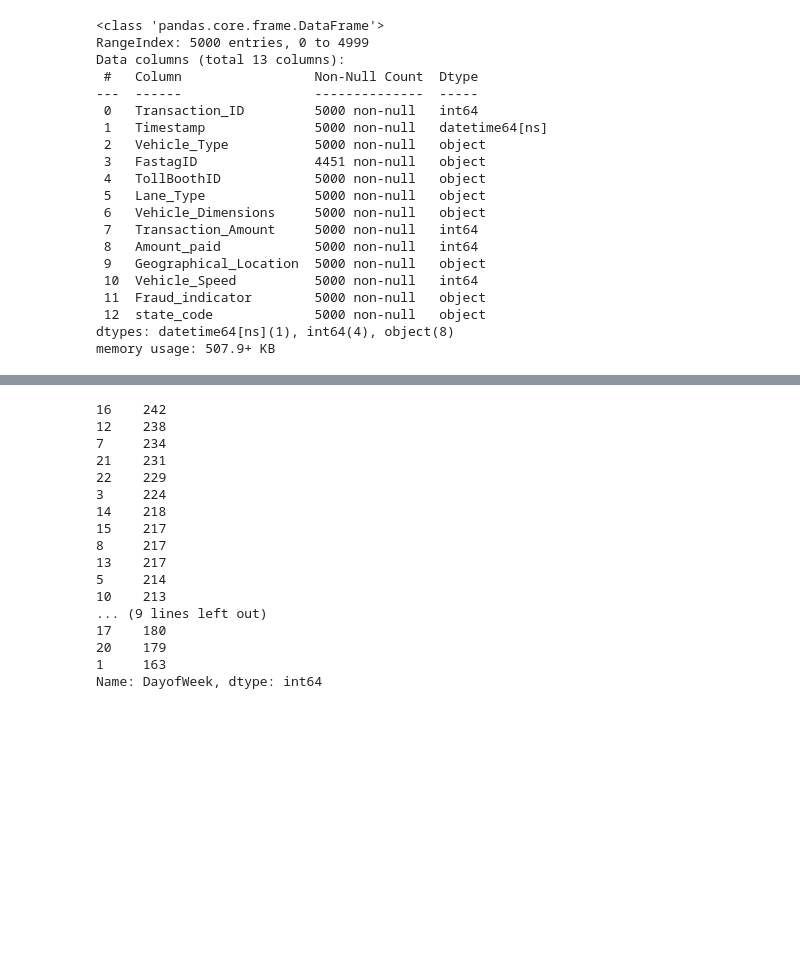
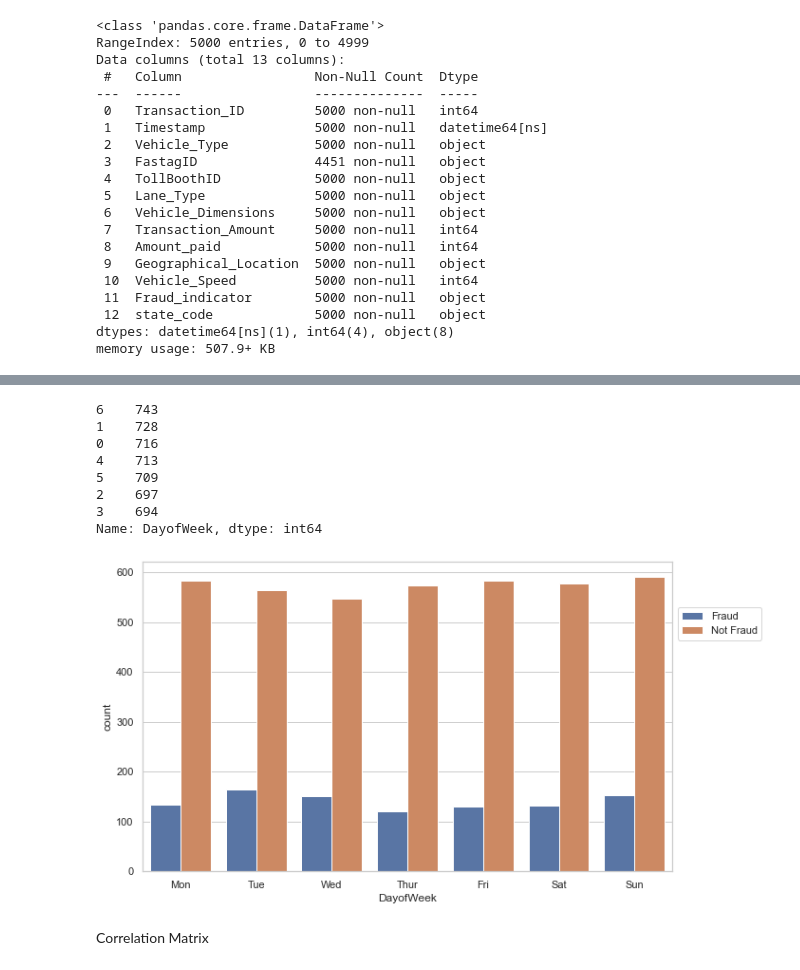
Before and after one commit to priyanshubhaskar1/Froad_detection-, a Jupyter notebook: fastag-fraud-detection.ipynb, the cells around one changed output, grey strips where cells are left out. Drawn from its saved outputs; the diff is of its cells as text; code cells hidden in the pictures; blank space fills up the shorter version.

Commit message:
added git test line

```diff
--- a/fastag-fraud-detection.ipynb
+++ b/fastag-fraud-detection.ipynb
@@ -515,8 +515,8 @@ dtypes: datetime64[ns](1), int64(4), object(8)
 memory usage: 507.9+ KB
 # %%
 df['Hour'] =df['Timestamp'].dt.hour
-df['DayofWeek'] =df['Timestamp'].dt.hour
-df['Month'] =df['Timestamp'].dt.hour
+df['DayofWeek'] =df['Timestamp'].dt.dayofweek
+df['Month'] =df['Timestamp'].dt.month
 # %%
 df.head()
 # %% [output]
@@ -532,20 +532,24 @@ df=df.drop('Timestamp',axis=1)
 # %%
 df['DayofWeek'].value_counts()
 # %% [output]
-16    242
-12    238
-7     234
-21    231
-22    229
-3     224
-14    218
-15    217
-8     217
-13    217
-5     214
-10    213
-... (9 lines left out)
-17    180
-20    179
-1     163
+6    743
+1    728
+0    716
+4    713
+5    709
+2    697
+3    694
 Name: DayofWeek, dtype: int64
+# %%
+#visualise based on days
+plt.figure(figsize=(10,6))
+sns.countplot(data=df,
+              x='DayofWeek',
+              hue='Fraud_indicator')
+plt.legend(loc='center left',bbox_to_anchor=(1,0.8))
+plt.xticks([0,1,2,3,4,5,6],['Mon','Tue','Wed','Thur','Fri','Sat','Sun'])
+plt.show()
+# %% [output]
+[figure, added]
+# %% [markdown]
+Correlation Matrix
```
Also changed, not shown: parts of 10 cells of this notebook.
